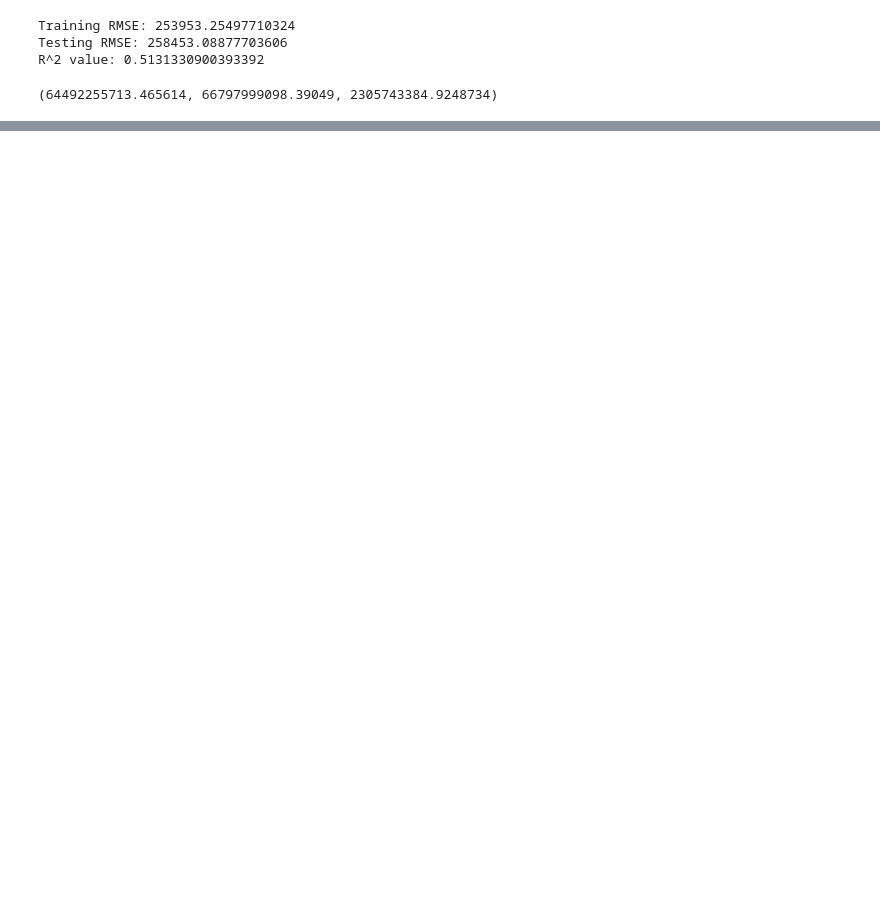
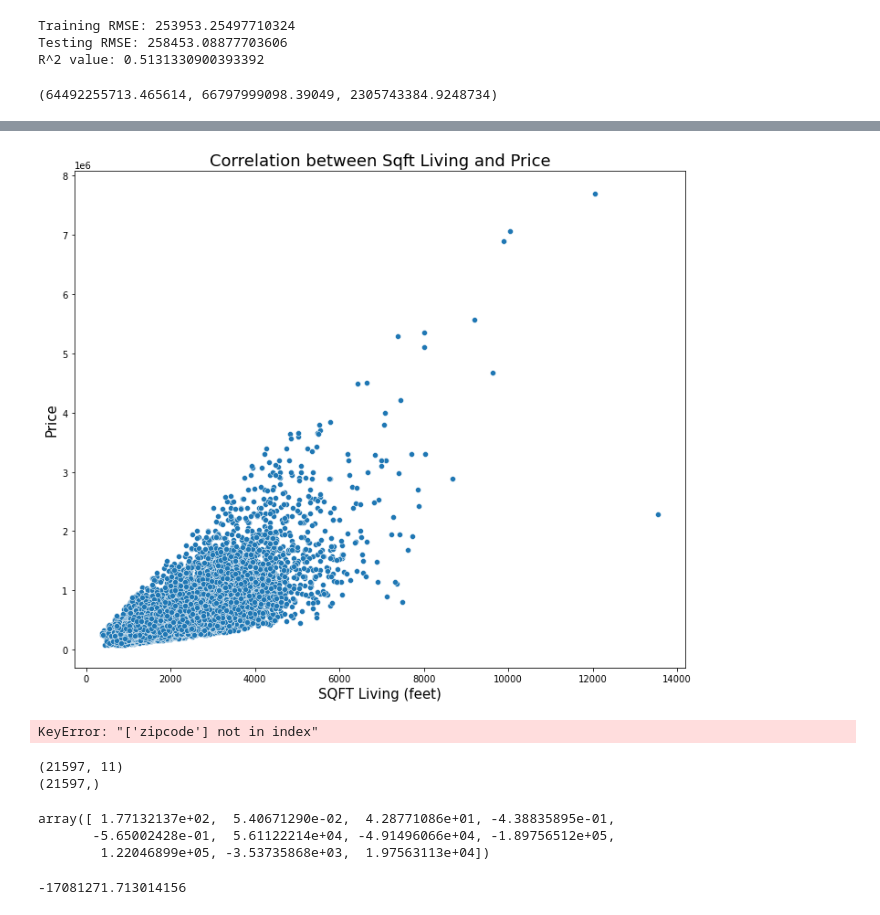
Before and after one commit to john-c-simmons/bsc-phase-two-project, a Jupyter notebook: notebooks/exploratory/mallory/new_notebook.ipynb, the cells around one changed output, grey strips where cells are left out. Saved outputs shown, nothing was run; the diff lists cells and outputs as text; code cells hidden in the pictures; blank space fills up the shorter version.

```diff
--- a/notebooks/exploratory/mallory/new_notebook.ipynb
+++ b/notebooks/exploratory/mallory/new_notebook.ipynb
@@ -354,0 +463,40 @@ R^2 value: 0.6011230493433916
+# %%
+fig, ax = plt.subplots(figsize=(12,10))
+sns.scatterplot(x=df['sqft_living'], y=df['price'], ax=ax)
+ax.set_title('Correlation between Sqft Living and Price', fontsize=18)
+ax.set_ylabel('Price', fontsize=15)
+ax.set_xlabel('SQFT Living (feet)', fontsize=15);
+# %% [output]
+[figure, added]
+# %%
+# Isolate the features for the first model
+model_1_train = X_train[['sqft_living', ]]
+
+model_1_test = X_test[['sqft_living', 'sqft_lot', 'sqft_living15', 'sqft_lot15', 'sqft_above', 'bathrooms', 'bedrooms', 'zipcode', 'lat', 'long', 'grade', 'yr_built',  'condition']]
+
+# Initialize a model
+model1 = LinearRegression()
+
+# Fit the model
+model1.fit(model_1_train, y_train)
+
+# Generate training and test predictions
+train_preds2 = model1.predict(model_1_train)
+test_preds2 = model1.predict(model_1_test)
+
+# Calculate training and test error
+train_error = mean_squared_error(y_train, train_preds2)
+test_error = mean_squared_error(y_test, test_preds2)
+
+# What is the difference in training and test error?
+difference = test_error - train_error
+
+# Print results
+print('Train error:', train_error)
+print('Test error:', test_error)
+print('Difference:', difference)
+print('Training RMSE: {}'.format(np.sqrt(mse(y_train, train_preds2))))
+print('Testing RMSE: {}'.format(np.sqrt(mse(y_test, test_preds2))))
+print('R^2 value:', model1.score(model_1_test, y_test))
+# %% [output]
+KeyError: "['zipcode'] not in index"
@@ -354,0 +511,6 @@ R^2 value: 0.6011230493433916
+# %%
+print(X.shape)
+print(y.shape)
+# %% [output]
+(21597, 11)
+(21597,)
@@ -354,0 +524,10 @@ R^2 value: 0.6011230493433916
+# %%
+model.coef_
+# %% [output]
+array([ 1.77132137e+02,  5.40671290e-02,  4.28771086e+01, -4.38835895e-01,
+       -5.65002428e-01,  5.61122214e+04, -4.91496066e+04, -1.89756512e+05,
+        1.22046899e+05, -3.53735868e+03,  1.97563113e+04])
+# %%
+model.intercept_
+# %% [output]
+-17081271.713014156
```
Also changed, not shown: parts of 51 cells of this notebook.
